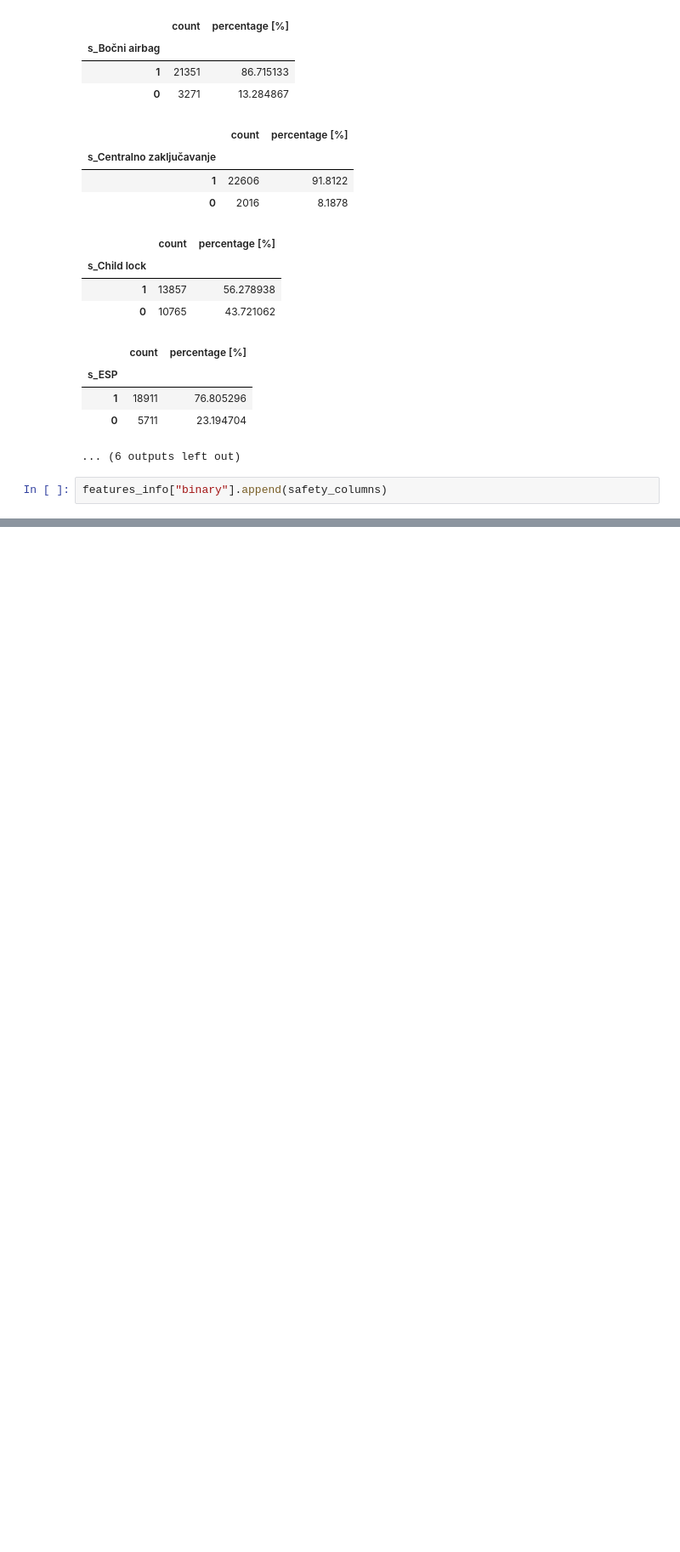
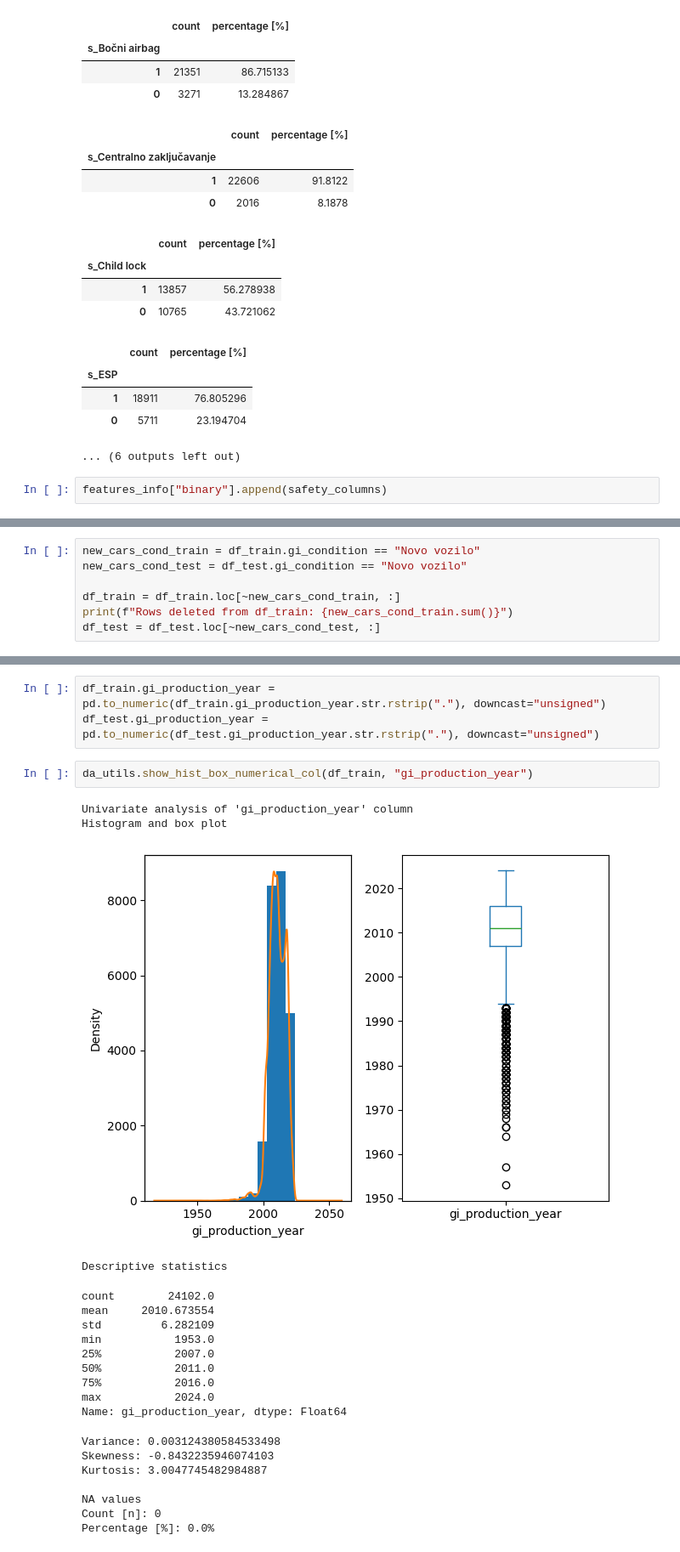
Before and after one commit to aleksa-radojicic/second_hand_car_price_prediction, a Jupyter notebook: notebooks/1_UnivariateAnalysis.ipynb, the cells around one changed output, grey strips where cells are left out. Shown: that part at 85% size. Saved outputs shown, nothing was run; the diff lists cells and outputs as text; blank space fills up the shorter version.

Commit message:
Cleaned columns up to columns from AdditionalInformation section (UnivarA)

```diff
--- a/notebooks/1_UnivariateAnalysis.ipynb
+++ b/notebooks/1_UnivariateAnalysis.ipynb
@@ -433,0 +561,7 @@ features_info["binary"].append(safety_columns)
+# %%
+new_cars_cond_train = df_train.gi_condition == "Novo vozilo"
+new_cars_cond_test = df_test.gi_condition == "Novo vozilo"
+
+df_train = df_train.loc[~new_cars_cond_train, :]
+print(f"Rows deleted from df_train: {new_cars_cond_train.sum()}")
+df_test = df_test.loc[~new_cars_cond_test, :]
@@ -433,0 +614,26 @@ features_info["binary"].append(safety_columns)
+# %%
+df_train.gi_production_year = pd.to_numeric(df_train.gi_production_year.str.rstrip("."), downcast="unsigned")
+df_test.gi_production_year = pd.to_numeric(df_test.gi_production_year.str.rstrip("."), downcast="unsigned")
+# %%
+da_utils.show_hist_box_numerical_col(df_train, "gi_production_year")
+# %% [output]
+Univariate analysis of 'gi_production_year' column
+Histogram and box plot
+[figure, added]
+Descriptive statistics
+count        24102.0
+mean     2010.673554
+std         6.282109
+min           1953.0
+25%           2007.0
+50%           2011.0
+75%           2016.0
+max           2024.0
+Name: gi_production_year, dtype: Float64
+Variance: 0.003124380584533498
+Skewness: -0.8432235946074103
+Kurtosis: 3.0047745482984887
+
+NA values
+Count [n]: 0
+Percentage [%]: 0.0%
```
Also changed, not shown: parts of 27 cells of this notebook, 1 other file.
